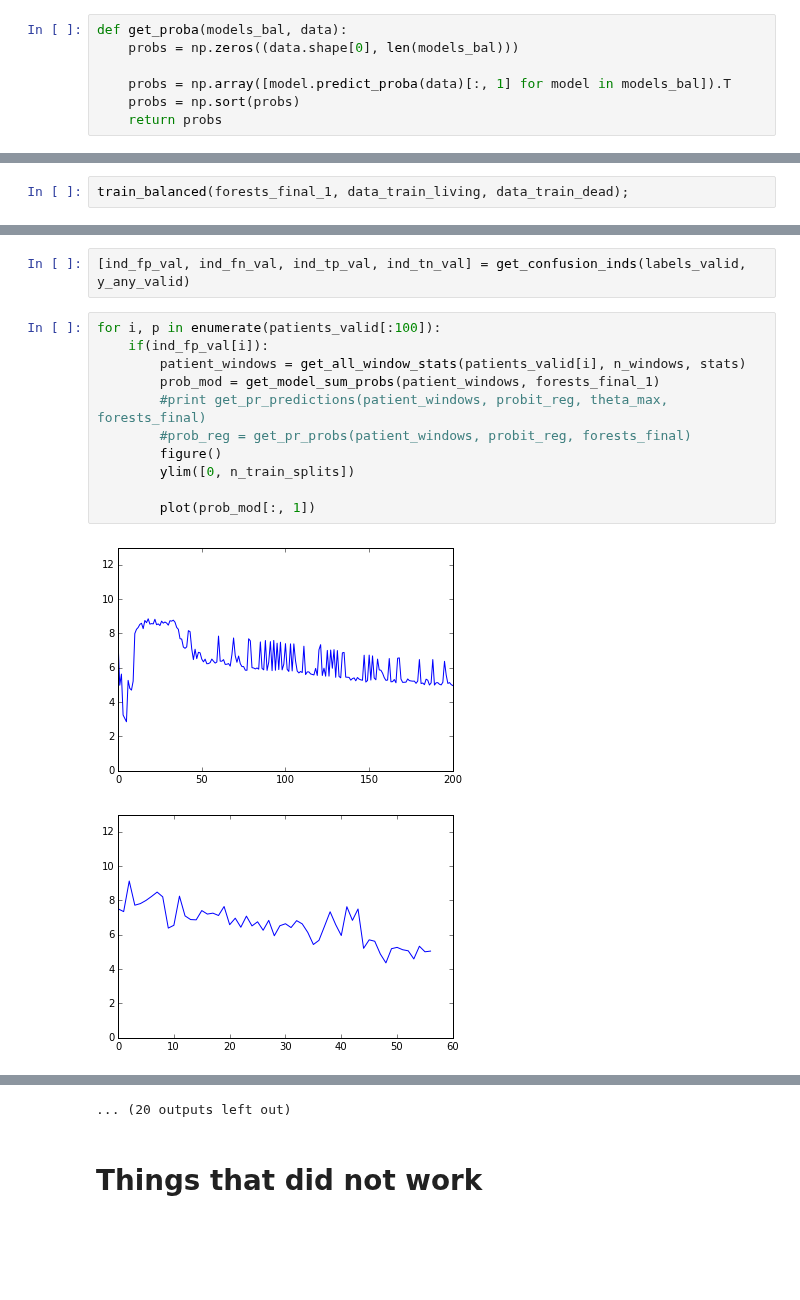
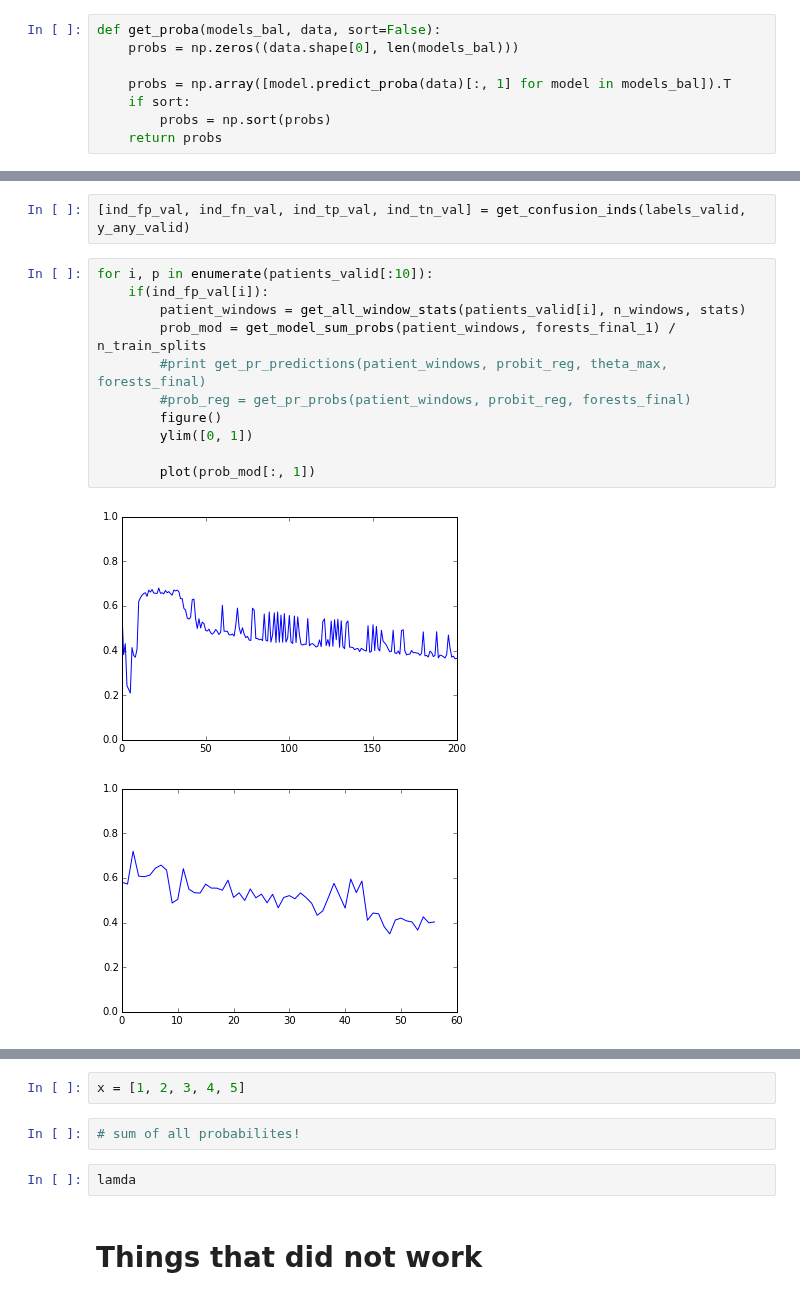
Before and after one commit to anujkhare/xerox, a Jupyter notebook: svm-glm.ipynb, the cells around one changed output, grey strips where cells are left out. Cells and saved outputs as stored; diff of their text form; blank space fills up the shorter version.

```diff
--- a/svm-glm.ipynb
+++ b/svm-glm.ipynb
@@ -509,11 +509,12 @@ def score_models(models, data_valid, labels_valid):
 # %% [markdown]
 ## Train GLM:
 # %%
-def get_proba(models_bal, data):
+def get_proba(models_bal, data, sort=False):
     probs = np.zeros((data.shape[0], len(models_bal)))
 
     probs = np.array([model.predict_proba(data)[:, 1] for model in models_bal]).T
-    probs = np.sort(probs)
+    if sort:
+        probs = np.sort(probs)
     return probs
 # %% [markdown]
 def train_glm(models_bal, glm):
@@ -901,5 +915,3 @@ forests_final_1 = [RandomForestClassifier(n_estimators=300, class_weight=None, m
                                       ) for i in xrange(n_train_splits)]
 # %%
 train_and_score_cols(forests_final_1, None, data_train_living, data_train_dead, data_valid, labels_valid)
-# %%
-train_balanced(forests_final_1, data_train_living, data_train_dead);
@@ -1005,16 +984,16 @@ array([[469, 198],
 # %%
 [ind_fp_val, ind_fn_val, ind_tp_val, ind_tn_val] = get_confusion_inds(labels_valid, y_any_valid)
 # %%
-for i, p in enumerate(patients_valid[:100]):
+for i, p in enumerate(patients_valid[:10]):
     if(ind_fp_val[i]):
         patient_windows = get_all_window_stats(patients_valid[i], n_windows, stats)
-        prob_mod = get_model_sum_probs(patient_windows, forests_final_1)
+        prob_mod = get_model_sum_probs(patient_windows, forests_final_1) / n_train_splits
         #print get_pr_predictions(patient_windows, probit_reg, theta_max, forests_final)
         #prob_reg = get_pr_probs(patient_windows, probit_reg, forests_final)
         figure()
-        ylim([0, n_train_splits])
+        ylim([0, 1])
 
         plot(prob_mod[:, 1])
 # %% [output]
-[figure, old version]
+[figure, new version]
-[figure, old version]
+[figure, new version]
@@ -1031,4 +1000,9 @@ for i, p in enumerate(patients_valid[:100]):
-... (20 outputs left out)
+# %%
+x = [1, 2, 3, 4, 5]
+# %%
+# sum of all probabilites!
+# %%
+lamda
 # %% [markdown]
 # Things that did not work
 # %% [markdown]
```
Also changed, not shown: parts of 21 cells of this notebook.
